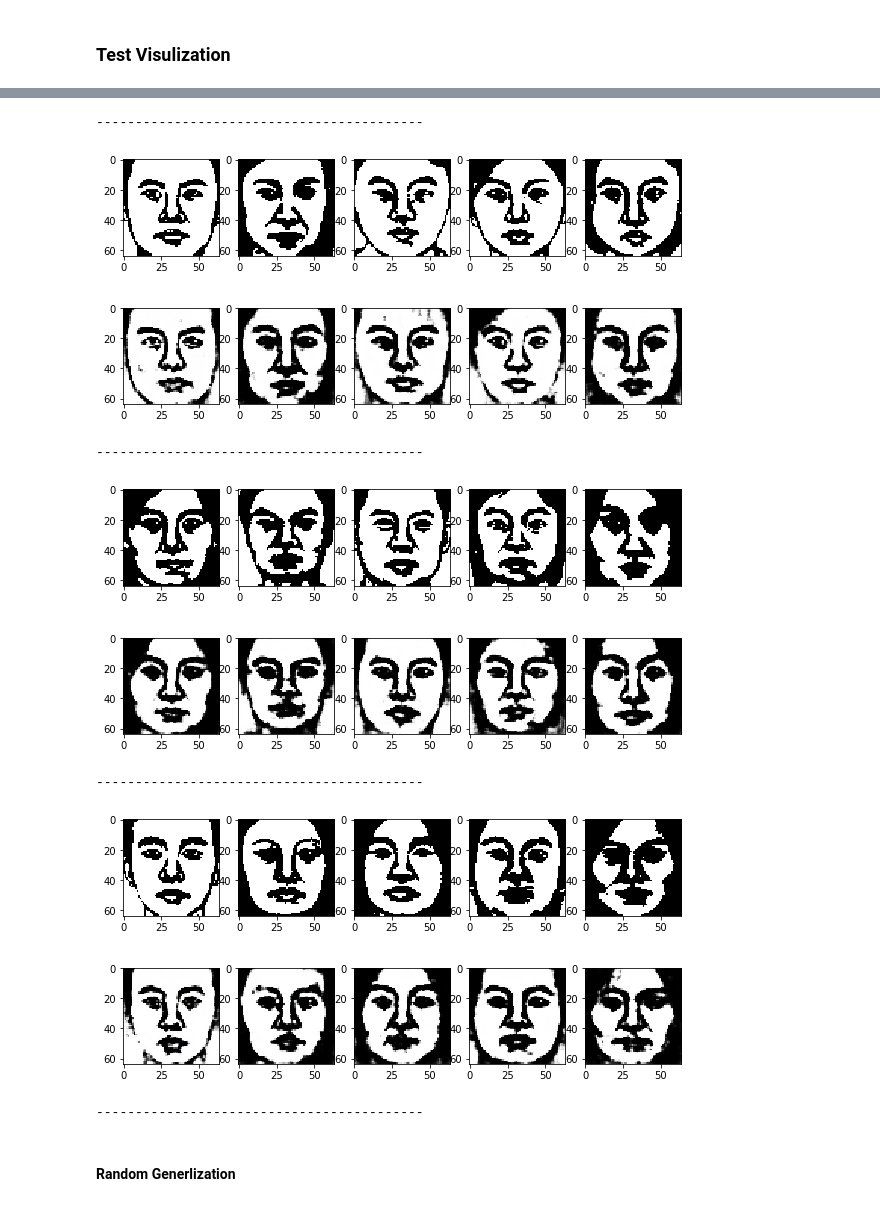
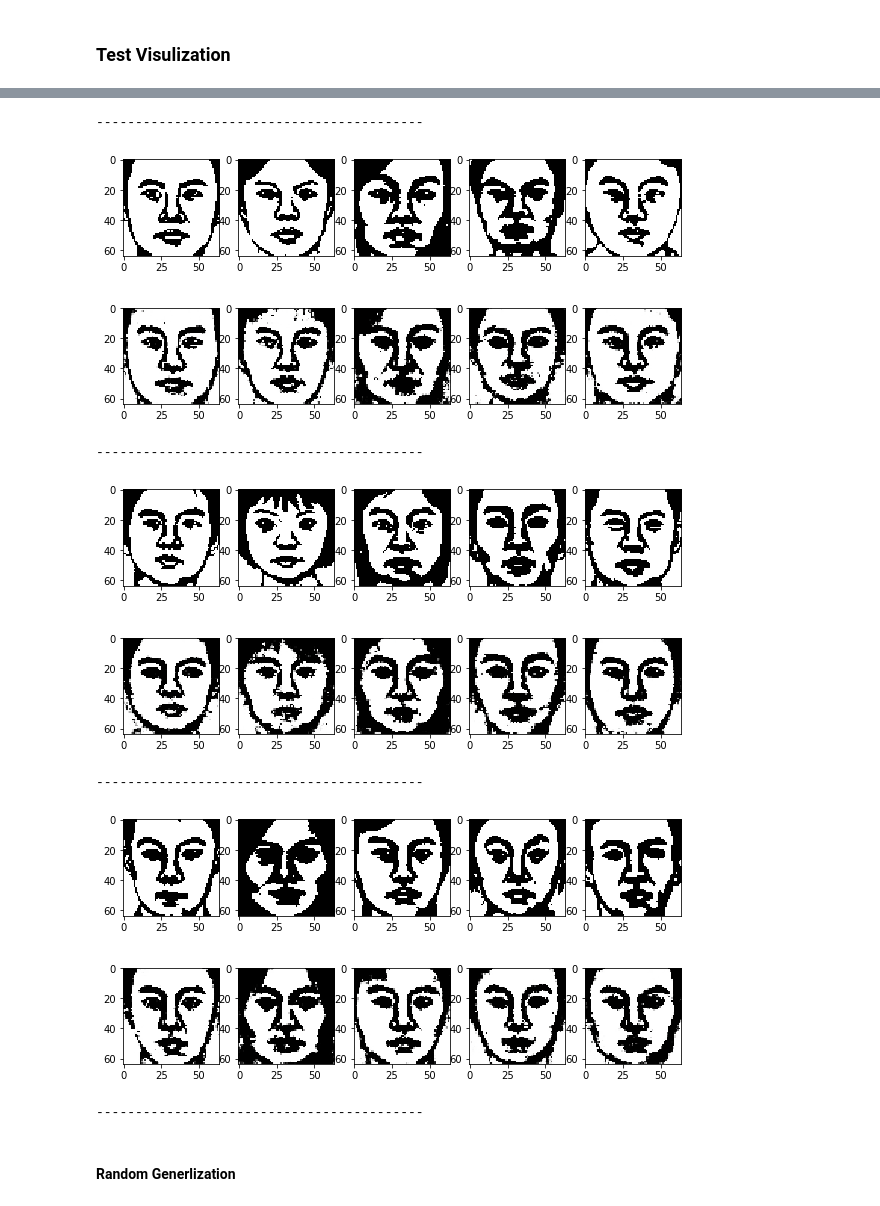
Before and after one commit to ZhengyiLuo/CIS-680-FInal-Project, a Jupyter notebook: HW3/HW3.ipynb, the cells around one changed output, grey strips where cells are left out. Cells and saved outputs as stored; diff of their text form; code cells hidden in the pictures.

```diff
--- a/HW3/HW3.ipynb
+++ b/HW3/HW3.ipynb
@@ -245,9 +217,9 @@ NameError: name 'optimizer' is not defined
 # %% [markdown]
 ### 1.2
 # %%
-epochs = 1000
+epochs = 500
 batch_size = 10
-interval = 200
+interval = 100
 
 class VAE(nn.Module):
     def __init__(self):
@@ -280,24 +252,28 @@ class VAE(nn.Module):
         x = F.relu(self.conv2_bn(self.encode_conv2(x)))
         x = F.relu(self.conv3_bn(self.encode_conv3(x)))
         x = F.relu(self.conv4_bn(self.encode_conv4(x)))
+        mean, log_variance = self.ln_encode_mean(x.view(-1,1024)), self.ln_encode_variance(x.view(-1,1024))
+        std = torch.exp(0.5*log_variance)
+        ns = torch.randn_like(std) #return N(0,1)
+        z = ns * std + mean
 
-        return self.ln_encode_mean(x.view(-1,1024)), self.ln_encode_variance(x.view(-1,1024))
+        return z, mean, log_variance
 
     def decode(self, z):
         z = self.ln_decode_variance(z)
         z = F.relu(self.conv1_trans_bn(self.decode_trans_conv1(z.view(-1,1024,1,1))))
+#         print(z.shape)
         z = F.relu(self.conv2_trans_bn(self.decode_trans_conv2(z)))
+#         print(z.shape)
         z = F.relu(self.conv3_trans_bn(self.decode_trans_conv3(z)))
+#         print(z.shape)
         z = self.decode_trans_conv4(z)
+#         print(z.shape)
         return self.sigmoid(z)
 
     def forward(self, x):
-        mean, log_variance = self.encode(x)
-        std = torch.exp(0.5*log_variance)
-        ns = torch.randn_like(std) #return N(0,1)
-
-        code = ns * std + mean
-        return self.decode(code), mean, log_variance
+        z, mean, log_variance = self.encode(x)
+        return self.decode(z), mean, log_variance
 
 
 
@@ -359,7 +343,7 @@ plt.plot(loss_array)
 ### Test Visulization
 # %%
 vae = VAE().to(device)
-vae.load_state_dict(torch.load("vae4"))
+vae.load_state_dict(torch.load("vae"))
 with torch.no_grad():
     for batch_idx, (data, _) in enumerate(test_loader):
         data = data.to(device)
@@ -383,9 +367,9 @@ with torch.no_grad():
 ------------------------------------------
-[figure, old version]
+[figure, new version]
 ------------------------------------------
-[figure, old version]
+[figure, new version]
 ------------------------------------------
-[figure, old version]
+[figure, new version]
 ------------------------------------------
 # %% [markdown]
 #### Random Generlization
```
Also changed, not shown: parts of 21 cells of this notebook, 2 other files.
